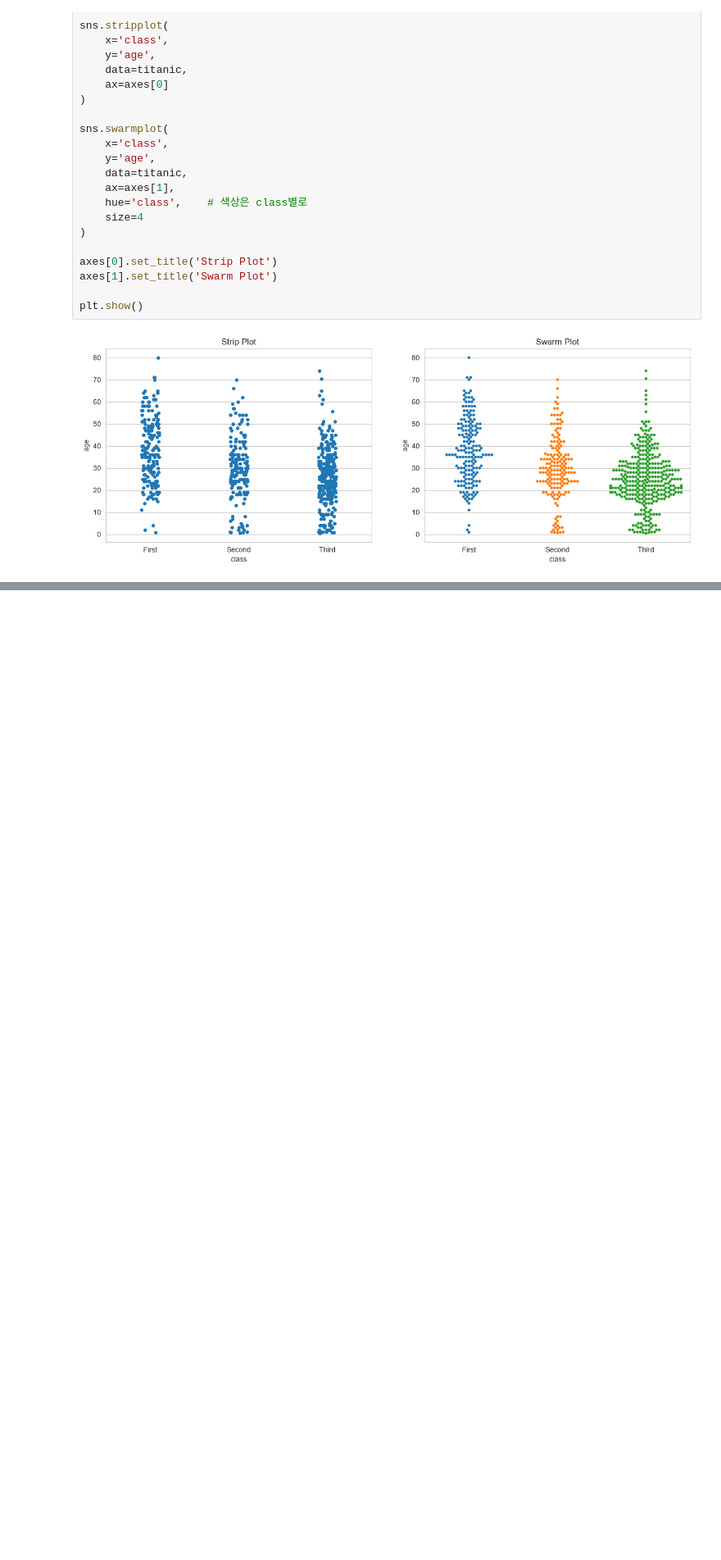
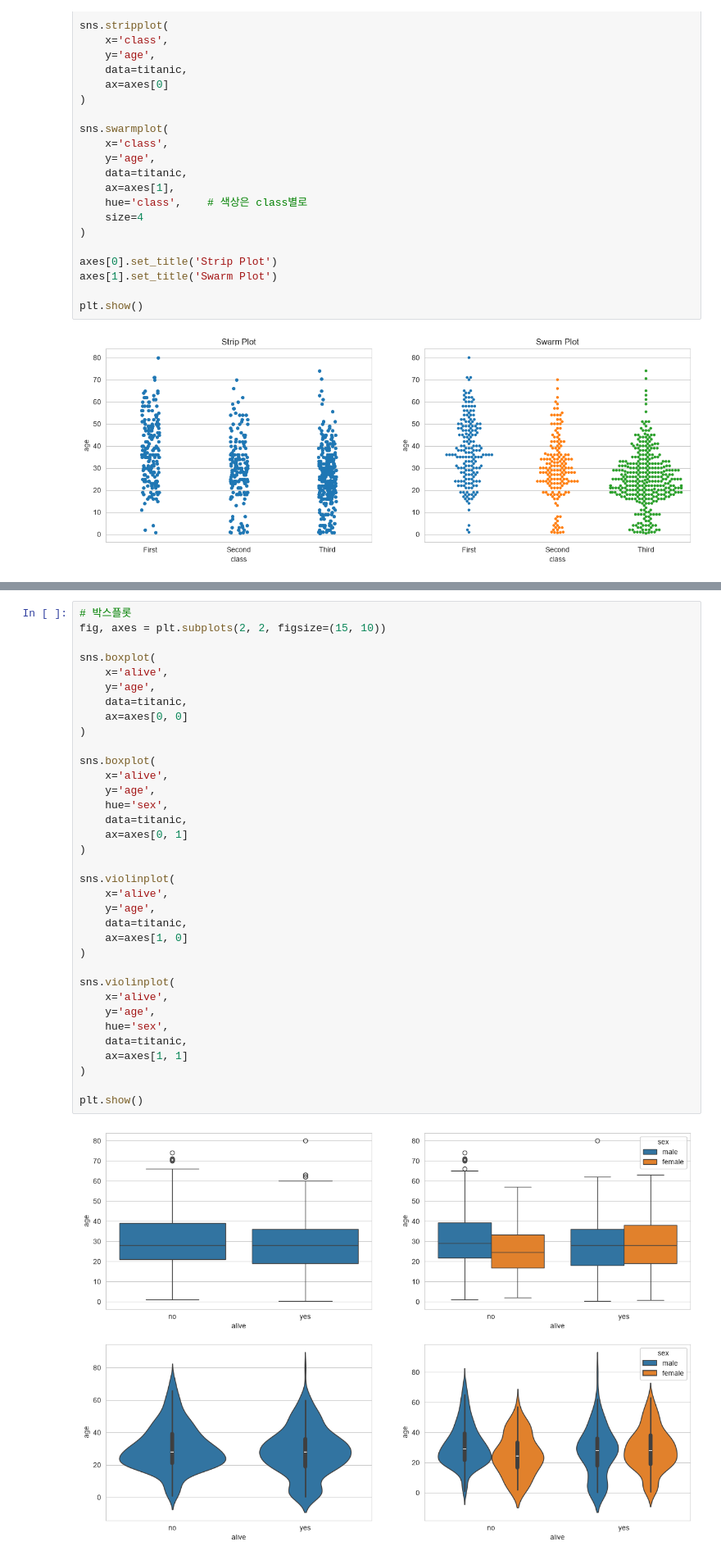
Before and after one commit to ChaeYeongJi/18_data_analytics, a Jupyter notebook: 04_시각화도구/02_seaborn.ipynb, the cells around one changed output, grey strips where cells are left out. Shown at 82% size. Cells and saved outputs as stored; diff of their text form; blank space fills up the shorter version.

```diff
--- a/02_seaborn.ipynb
+++ b/04_시각화도구/02_seaborn.ipynb
@@ -309,0 +430,37 @@ plt.show()
+# %%
+# 박스플롯
+fig, axes = plt.subplots(2, 2, figsize=(15, 10))
+
+sns.boxplot(
+    x='alive',
+    y='age',
+    data=titanic,
+    ax=axes[0, 0]
+)
+
+sns.boxplot(
+    x='alive',
+    y='age',
+    hue='sex',
+    data=titanic,
+    ax=axes[0, 1]
+)
+
+sns.violinplot(
+    x='alive',
+    y='age',
+    data=titanic,
+    ax=axes[1, 0]
+)
+
+sns.violinplot(
+    x='alive',
+    y='age',
+    hue='sex',
+    data=titanic,
+    ax=axes[1, 1]
+)
+
+plt.show()
+# %% [output]
+[figure, added]
```
Also changed, not shown: parts of 6 cells of this notebook, 6 other files.
